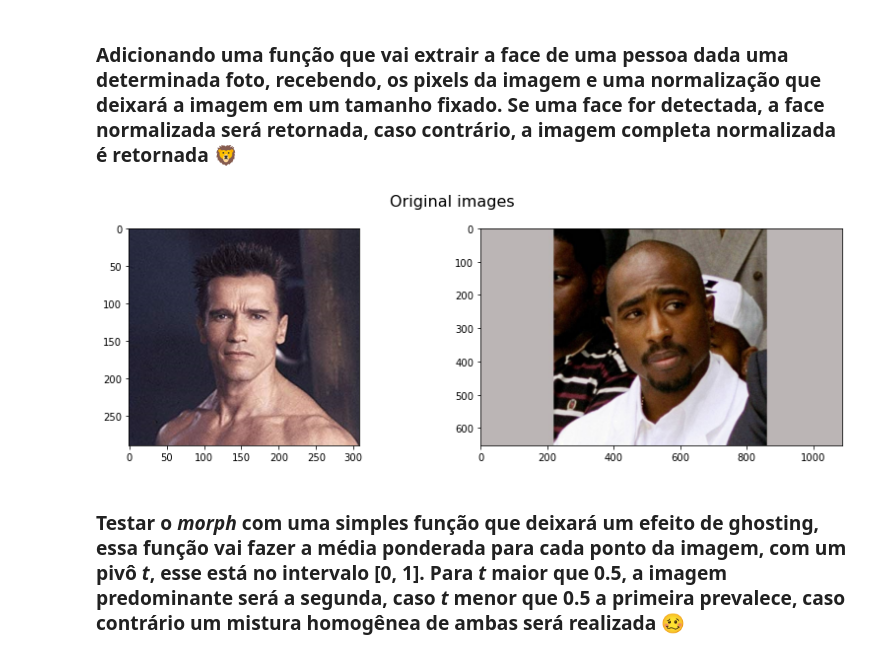
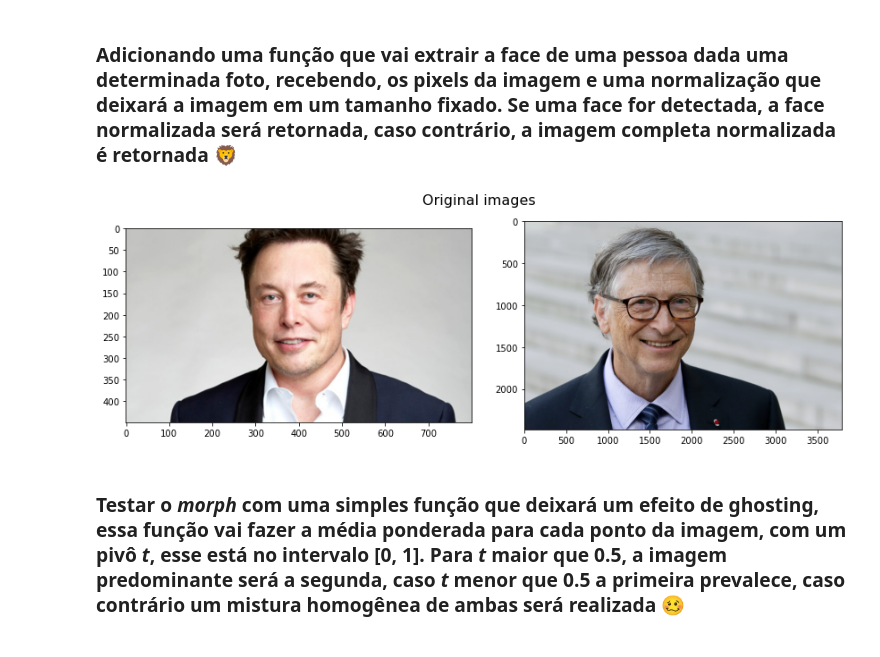
Before and after one commit to lucasmsa/pdi-ufpb, a Jupyter notebook: Untitled.ipynb, the cells around one changed output. Drawn from its saved outputs; the diff is of its cells as text; code cells hidden in the pictures.

```diff
--- a/Untitled.ipynb
+++ b/Untitled.ipynb
@@ -48,9 +49,9 @@ def extract_faces(img_pixels, normalization_scale):
     finally:
         return cv2.resize(face, normalization_scale)
 # %%
-img_1 = open_image('./input/arnold.jpg')
-img_2 = open_image('./input/tupac.jpg')
+img_1 = open_image('./input/elon.jpg')
+img_2 = open_image('./input/bill.jpg')
 
 show_multiple_images([img_1, img_2], 1, 2, 'Original images')
 # %% [output]
-[figure, old version]
+[figure, new version]
```
Also changed, not shown: parts of 7 cells of this notebook, 4 other files.
